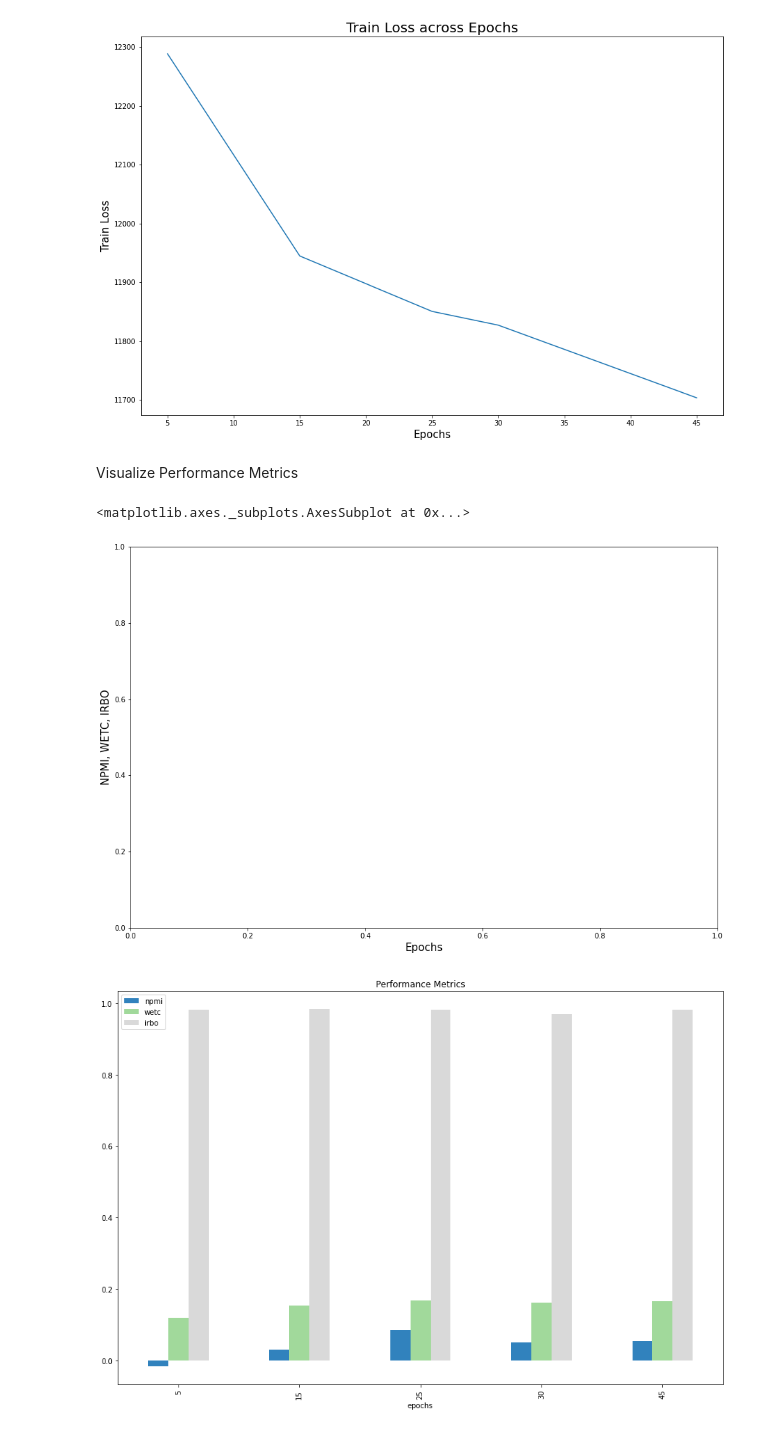
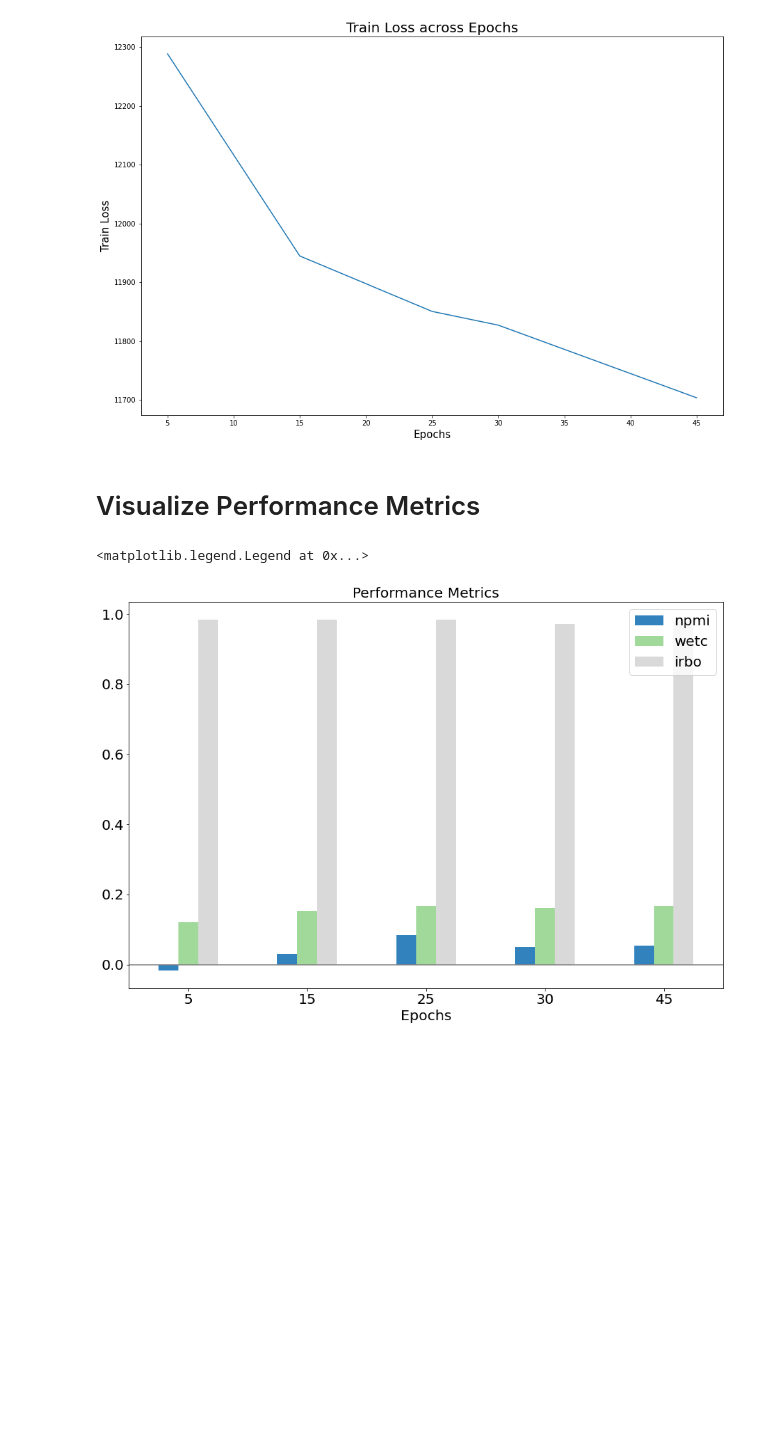
Before and after one commit to esnue/ThesisAllocationSystem, a Jupyter notebook: 4_Visualization.ipynb, the cells around one changed output. Cells and saved outputs as stored; diff of their text form; code cells hidden in the pictures; blank space fills up the shorter version.

Commit message:
update figures with increased fontsize

```diff
--- a/4_Visualization.ipynb
+++ b/4_Visualization.ipynb
@@ -269,25 +265,25 @@ plt.show()
 # %% [output]
 [figure]
 # %% [markdown]
-Visualize Performance Metrics
+# Visualize Performance Metrics
 # %%
 y = pd.DataFrame()
 y['npmi']=[-0.017, 0.030, 0.085, 0.050, 0.055]
 y['wetc']=[0.120, 0.153, 0.168, 0.162, 0.167]
 y['irbo']=[0.983, 0.984, 0.983, 0.971, 0.982]
 y['epochs'] = [5, 15, 25, 30, 45]
-y
 
 plt.rcParams["figure.figsize"] = [15, 10]
-#plt.title("Performance Metrics", fontsize=20)
-plt.xlabel("Epochs", fontsize=15)
-plt.ylabel("NPMI, WETC, IRBO", fontsize=15)
 y.plot(
     x = 'epochs',
     kind = "bar",
-    title = 'Performance Metrics',
     cmap = "tab20c")
+plt.axhline(y=0, color='gray', linestyle='-')
+plt.xticks(rotation = 0, fontsize = 20)
+plt.yticks(rotation = 0, fontsize = 20)
+plt.xlabel("Epochs", fontsize = 20)
+plt.title("Performance Metrics", fontsize = 20)
+plt.legend(prop={'size': 20})
 # %% [output]
-<matplotlib.axes._subplots.AxesSubplot at 0x...>
+<matplotlib.legend.Legend at 0x...>
-[figure, old version]
+[figure, new version]
-[figure, removed]
```
Also changed, not shown: parts of 5 cells of this notebook.
